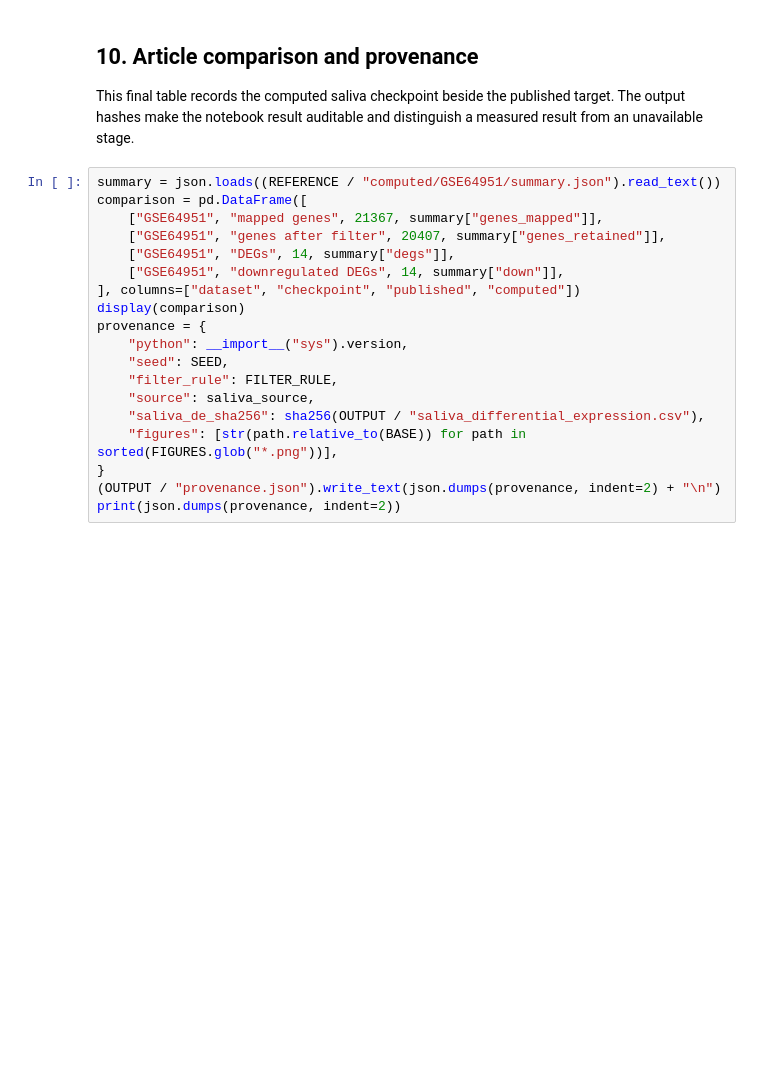
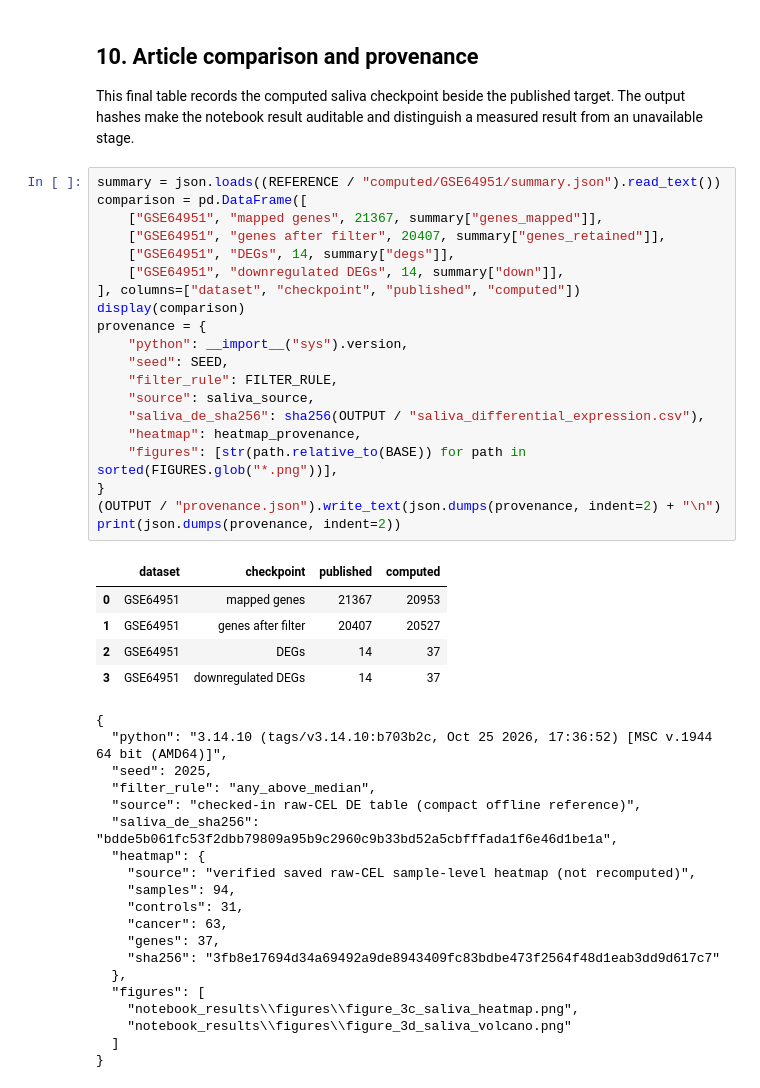
Before and after one commit to mc5eamus/pubmed-gastric-cancer-transcriptomics, a Jupyter notebook: notebooks/lopes2025_reproduction_standalone.ipynb, the cells around one changed output. Cells and saved outputs as stored; diff of their text form; blank space fills up the shorter version.

```diff
--- a/notebooks/lopes2025_reproduction_standalone.ipynb
+++ b/notebooks/lopes2025_reproduction_standalone.ipynb
@@ -297,19 +381,45 @@ This final table records the computed saliva checkpoint beside the published tar
 # %%
 summary = json.loads((REFERENCE / "computed/GSE64951/summary.json").read_text())
 comparison = pd.DataFrame([
     ["GSE64951", "mapped genes", 21367, summary["genes_mapped"]],
     ["GSE64951", "genes after filter", 20407, summary["genes_retained"]],
     ["GSE64951", "DEGs", 14, summary["degs"]],
     ["GSE64951", "downregulated DEGs", 14, summary["down"]],
 ], columns=["dataset", "checkpoint", "published", "computed"])
 display(comparison)
 provenance = {
     "python": __import__("sys").version,
     "seed": SEED,
     "filter_rule": FILTER_RULE,
     "source": saliva_source,
     "saliva_de_sha256": sha256(OUTPUT / "saliva_differential_expression.csv"),
+    "heatmap": heatmap_provenance,
     "figures": [str(path.relative_to(BASE)) for path in sorted(FIGURES.glob("*.png"))],
 }
 (OUTPUT / "provenance.json").write_text(json.dumps(provenance, indent=2) + "\n")
 print(json.dumps(provenance, indent=2))
+# %% [output]
+|  | dataset | checkpoint | published | computed |
+| 0 | GSE64951 | mapped genes | 21367 | 20953 |
+| 1 | GSE64951 | genes after filter | 20407 | 20527 |
+| 2 | GSE64951 | DEGs | 14 | 37 |
+| 3 | GSE64951 | downregulated DEGs | 14 | 37 |
+{
+  "python": "3.14.10 (tags/v3.14.10:b703b2c, Oct 25 2026, 17:36:52) [MSC v.1944 64 bit (AMD64)]",
+  "seed": 2025,
+  "filter_rule": "any_above_median",
+  "source": "checked-in raw-CEL DE table (compact offline reference)",
+  "saliva_de_sha256": "bdde5b061fc53f2dbb79809a95b9c2960c9b33bd52a5cbfffada1f6e46d1be1a",
+  "heatmap": {
+    "source": "verified saved raw-CEL sample-level heatmap (not recomputed)",
+    "samples": 94,
+    "controls": 31,
+    "cancer": 63,
+    "genes": 37,
+    "sha256": "3fb8e17694d34a69492a9de8943409fc83bdbe473f2564f48d1eab3dd9d617c7"
+  },
+  "figures": [
+    "notebook_results\\figures\\figure_3c_saliva_heatmap.png",
+    "notebook_results\\figures\\figure_3d_saliva_volcano.png"
+  ]
+}
```
Also changed, not shown: parts of 11 cells of this notebook, 2 other files.
